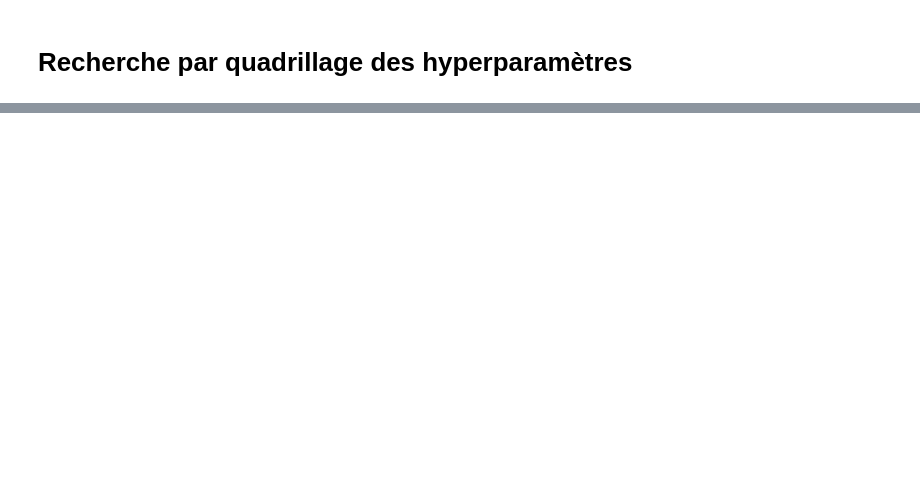
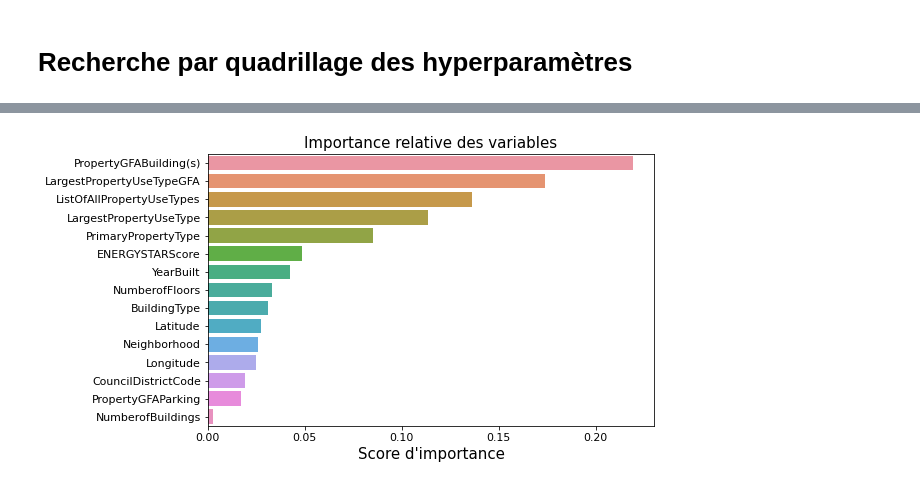
Before and after one commit to quentin-liance/Anticipez-les-besoins-en-consommation-electrique-de-batiments, a Jupyter notebook: pelec_02_modeling.ipynb, the cells around one changed output, grey strips where cells are left out. Saved outputs shown, nothing was run; the diff lists cells and outputs as text; code cells hidden in the pictures; blank space fills up the shorter version.

```diff
--- a/pelec_02_modeling.ipynb
+++ b/pelec_02_modeling.ipynb
@@ -630,7 +476,0 @@ X_train_prepared.head()
-# %%
-# Selection de variables
-selector = SelectKBest(k=6, score_func=mutual_info_regression)
-selector.fit(X_train_prepared, y_train)
-cols = selector.get_support(indices=True)
-X_train_prepared = X_train_prepared.iloc[:, cols]
-X_train_prepared.head()
@@ -718,0 +626,16 @@ fig.subplots_adjust(wspace=0.4, hspace=0.3)
+# %%
+feature_importances = best_model.feature_importances_
+feature_imp_df = pd.DataFrame(
+    sorted(zip(feature_importances, num_attribs + cat_attribs), reverse=True),
+    columns=["score d'importance", 'variable']
+    )
+# %%
+plt.figure(figsize=(8, 5))
+sns.barplot(y="variable", x="score d'importance", data=feature_imp_df)
+plt.title("Importance relative des variables", fontsize=15)
+plt.xlabel("Score d'importance", fontsize=15)
+plt.xticks(fontsize=11)
+plt.ylabel(""), plt.yticks(fontsize=11)
+plt.show()
+# %% [output]
+[figure, added]
```
Also changed, not shown: parts of 110 cells of this notebook.
